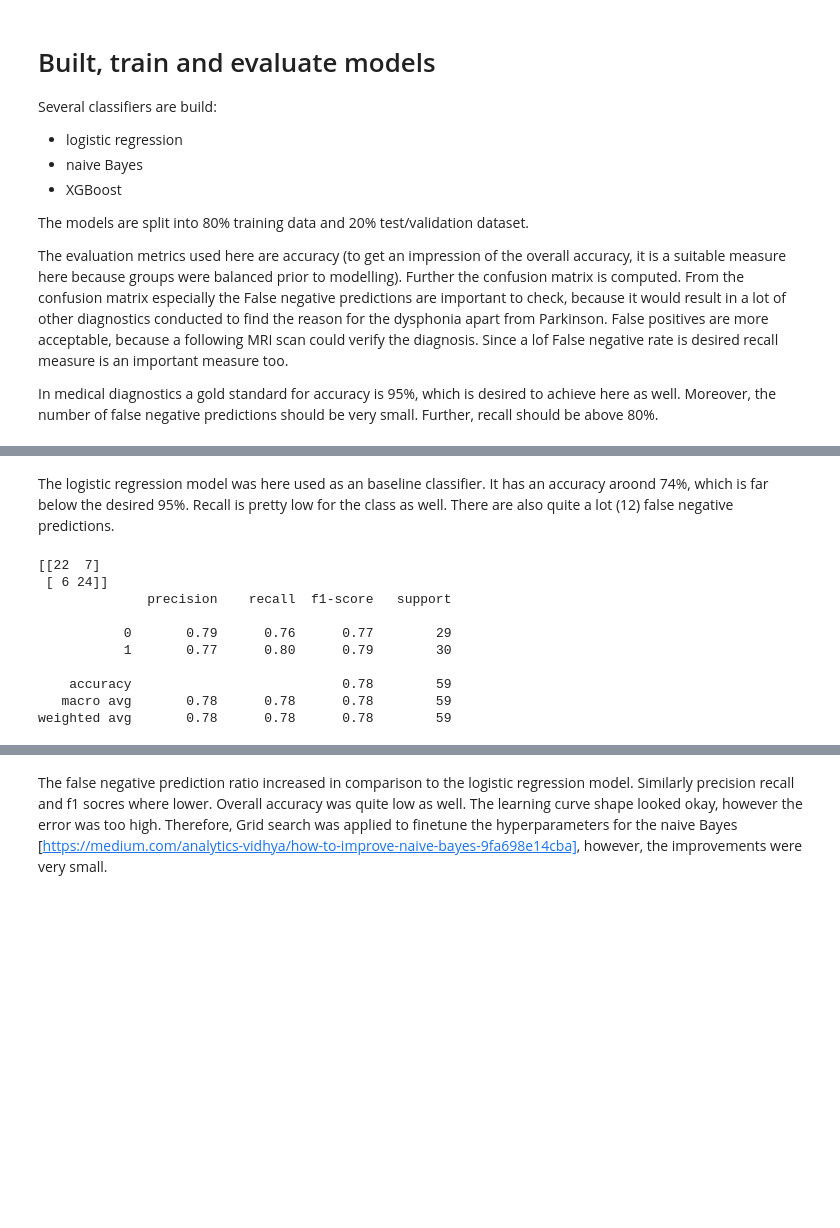
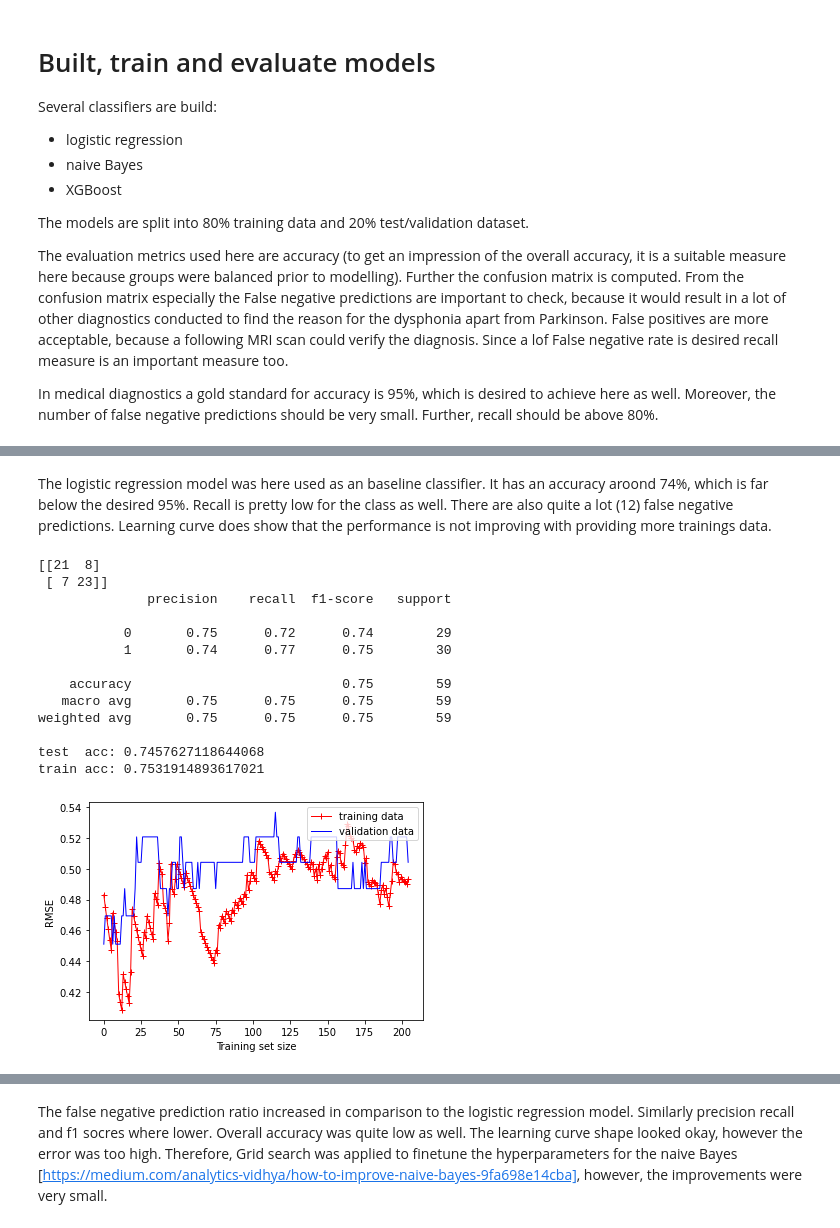
Before and after one commit to ChiaraBecht/Supervised_Machine_Learning, a Jupyter notebook: Balance_Train_Models.ipynb, the cells around one changed output, grey strips where cells are left out. Drawn from its saved outputs; the diff is of its cells as text; code cells hidden in the pictures; blank space fills up the shorter version.

```diff
--- a/Balance_Train_Models.ipynb
+++ b/Balance_Train_Models.ipynb
@@ -139,24 +176,28 @@ weighted avg       0.77      0.75      0.74        59
 # %% [markdown]
-The logistic regression model was here used as an baseline classifier. It has an accuracy aroond 74%, which is far below the desired 95%. Recall is pretty low for the class as well. There are also quite a lot (12) false negative predictions.
+The logistic regression model was here used as an baseline classifier. It has an accuracy aroond 74%, which is far below the desired 95%. Recall is pretty low for the class as well. There are also quite a lot (12) false negative predictions. Learning curve does show that the performance is not improving with providing more trainings data.
 # %%
-# improve model for instance with AdaBoost (applicabl for binary classes)
+# improve model with AdaBoost
 from sklearn.ensemble import AdaBoostClassifier
 adb = AdaBoostClassifier(LogisticRegression(), n_estimators = 10, learning_rate = 1)
 adb.fit(X_train, y_train)
 
 y_pred = adb.predict(X_test)
 
-confusion_matrix = confusion_matrix(y_test, y_pred)
-print(confusion_matrix)
-print(classification_report(y_test, y_pred))
+evaluate(y_test, y_pred)
+
+plot_learning_curves(adb, X_train, y_train, X_test, y_test)
 # %% [output]
-[[22  7]
- [ 6 24]]
+[[21  8]
+ [ 7 23]]
               precision    recall  f1-score   support
 
-           0       0.79      0.76      0.77        29
-           1       0.77      0.80      0.79        30
+           0       0.75      0.72      0.74        29
+           1       0.74      0.77      0.75        30
 
-    accuracy                           0.78        59
-   macro avg       0.78      0.78      0.78        59
-weighted avg       0.78      0.78      0.78        59
+    accuracy                           0.75        59
+   macro avg       0.75      0.75      0.75        59
+weighted avg       0.75      0.75      0.75        59
+
+test  acc: 0.7457627118644068
+train acc: 0.7531914893617021
+[figure, added]
```
Also changed, not shown: parts of 22 cells of this notebook.
